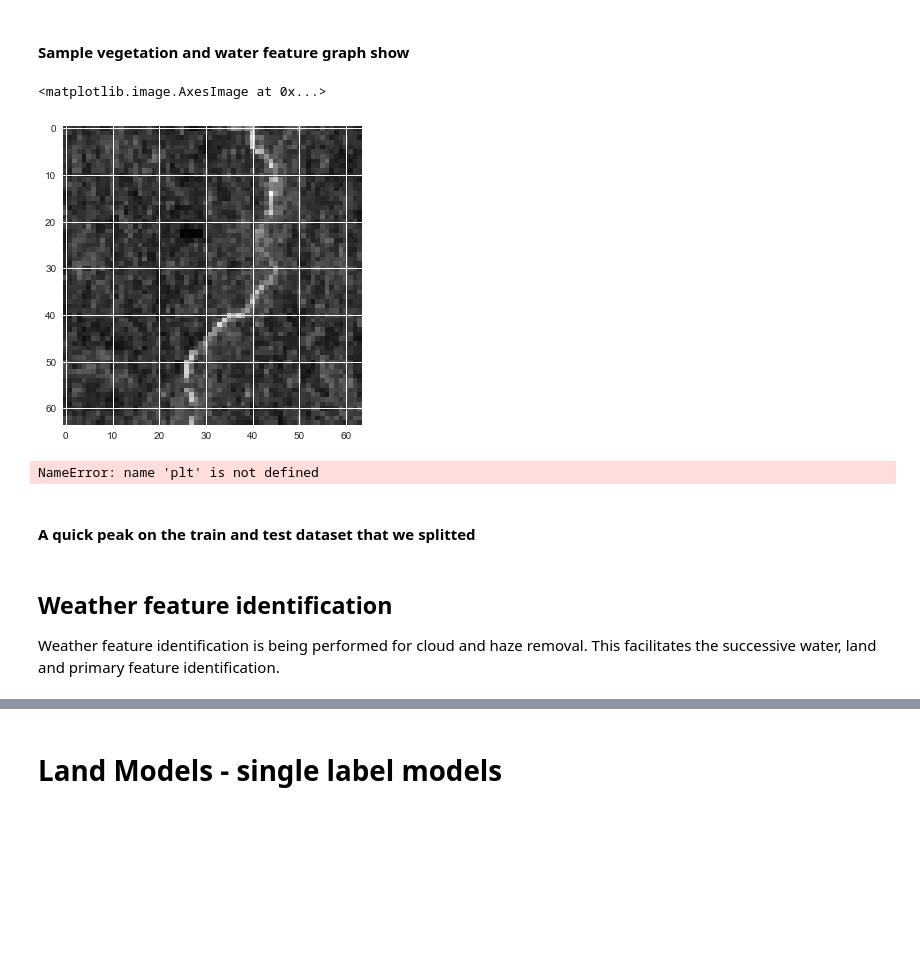
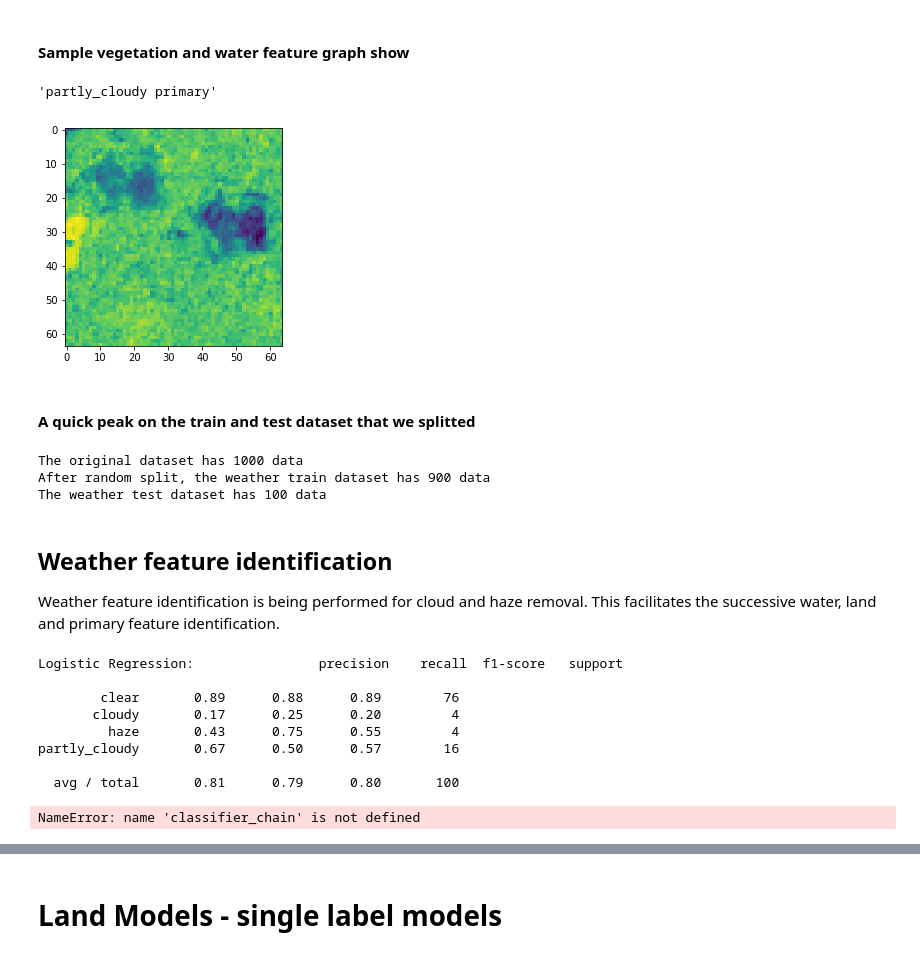
Before and after one commit to sairavuru/amazon_w207, a Jupyter notebook: w207_amazon_final_draft.ipynb, the cells around one changed output, grey strips where cells are left out. Cells and saved outputs as stored; diff of their text form; code cells hidden in the pictures; blank space fills up the shorter version.

Commit message:
Fixed pipeline + improved water/land id

```diff
--- a/w207_amazon_final_draft.ipynb
+++ b/w207_amazon_final_draft.ipynb
@@ -545,21 +612,22 @@ plt.hist(edge_stats[:,3:4])
 #### Sample vegetation and water feature graph show
 # %%
 #Sample vegetation feature identification
-plt.imshow(data_jpgs[18573,:,:,9])
+plt.imshow(data_jpgs[99,:,:,9])
+
+df['tags'][99]
 # %% [output]
-<matplotlib.image.AxesImage at 0x...>
+'partly_cloudy primary'
-[figure, old version]
+[figure, new version]
-# %%
-#Sample water feature identification
-plt.imshow(water_tif[18573])
-# %% [output]
-NameError: name 'plt' is not defined
 # %% [markdown]
 #### A quick peak on the train and test dataset that we splitted
 # %%
 print('The original dataset has {} data'.format(combined_matrix.shape[0]))
-print('After random split, the weather train dataset has {} data'.format(train_data.shape[0]))
-print('The weather test dataset has {} data'.format(test_data.shape[0]))
+print('After random split, the weather train dataset has {} data'.format(train_data_weather.shape[0]))
+print('The weather test dataset has {} data'.format(test_data_weather.shape[0]))
+# %% [output]
+The original dataset has 1000 data
+After random split, the weather train dataset has 900 data
+The weather test dataset has 100 data
 # %% [markdown]
 ## Weather feature identification
 
@@ -571,9 +639,19 @@ def logistic_regression(training_data, training_labels, testing_data, testing_la
     model.fit(training_data, training_labels)
     LG_predictions=model.predict(testing_data)
     print('Logistic Regression: ' + classification_report(testing_labels,LG_predictions))
-    classifier_chain(model, training_data, training_labels, testing_data, testing_labels)
+    classifier_chain(model, train_data_weather, train_label_weather, test_data_weather, test_label_weather)
 
-logistic_regression(train_data, train_labels, test_data, test_labels)
+logistic_regression(train_data_weather, train_label_weather, test_data_weather, test_label_weather)
+# %% [output]
+Logistic Regression:                precision    recall  f1-score   support
+
+        clear       0.89      0.88      0.89        76
+       cloudy       0.17      0.25      0.20         4
+         haze       0.43      0.75      0.55         4
+partly_cloudy       0.67      0.50      0.57        16
+
+  avg / total       0.81      0.79      0.80       100
+NameError: name 'classifier_chain' is not defined
 # %%
 def dec_tree_model(maxs,data_train,labels_train,data_test,labels_test):
     #set the model to take in the k value
```
Also changed, not shown: parts of 22 cells of this notebook.
